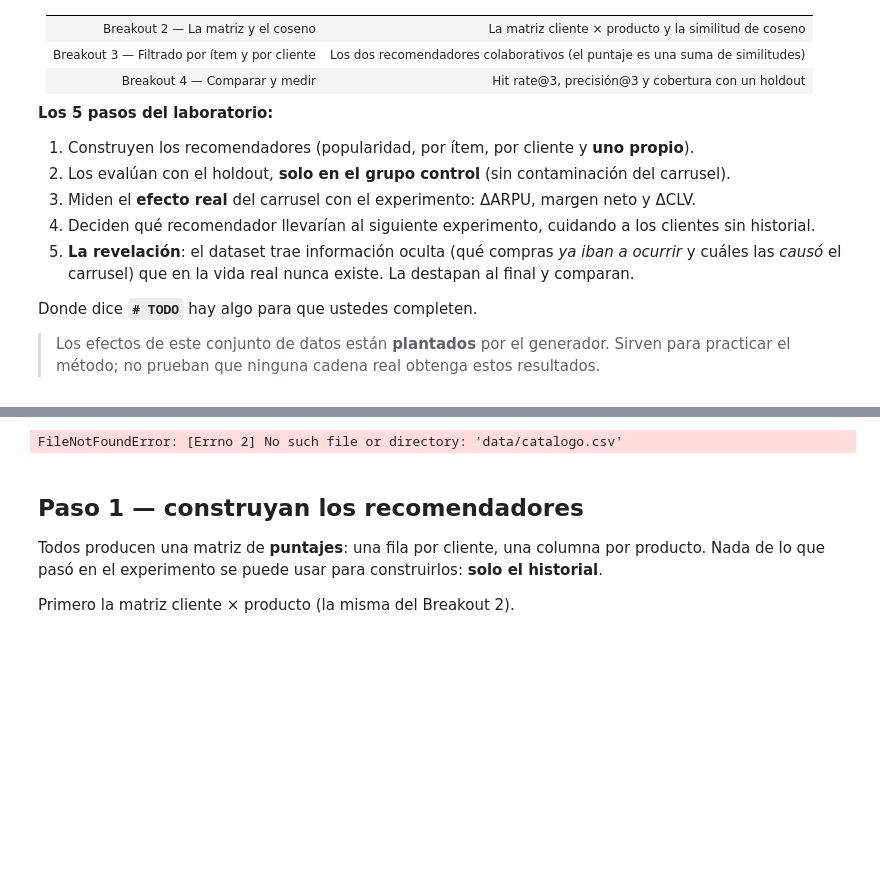
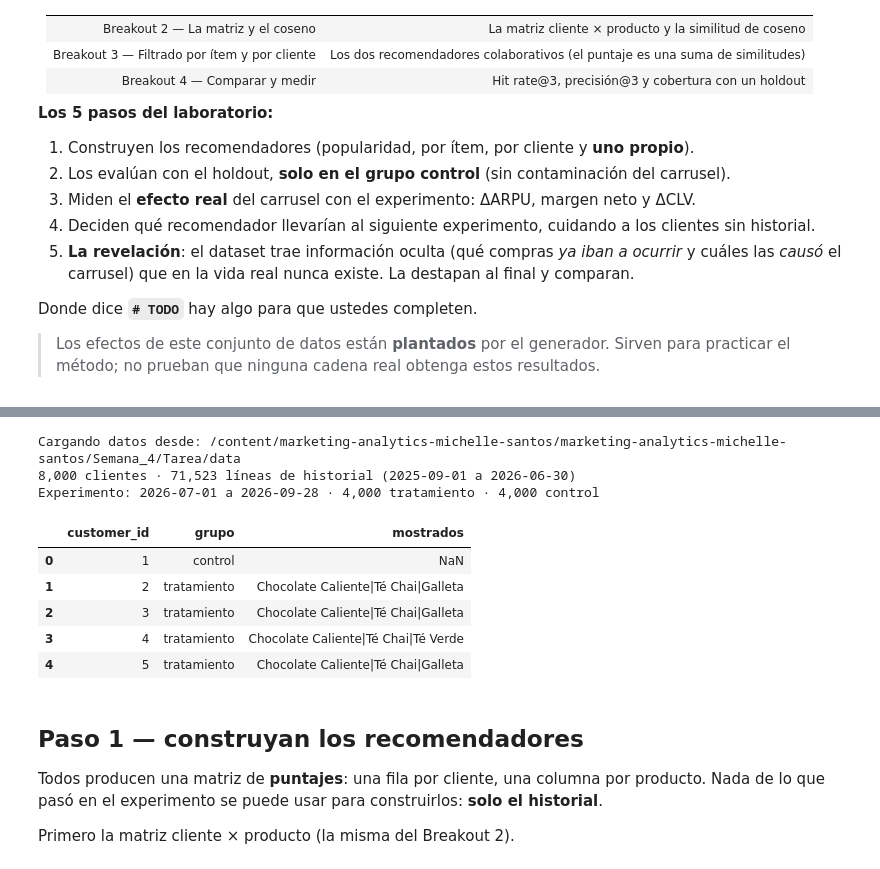
Before and after one commit to michellesarahi14/marketing-analytics-michelle-semana4, a Jupyter notebook: Semana_4/Tarea/laboratorio_recomendacion.ipynb, the cells around one changed output, grey strips where cells are left out. Cells and saved outputs as stored; diff of their text form; code cells hidden in the pictures; blank space fills up the shorter version.

```diff
--- a/Semana_4/Tarea/laboratorio_recomendacion.ipynb
+++ b/Semana_4/Tarea/laboratorio_recomendacion.ipynb
@@ -57,27 +68,44 @@ No se encontró en el repositorio
 # %%
 import warnings
 import numpy as np
 import pandas as pd
 import matplotlib.pyplot as plt
 from sklearn.metrics.pairwise import cosine_similarity
 from sklearn.decomposition import TruncatedSVD
+from pathlib import Path
 
 warnings.filterwarnings("ignore")
 VERDE, OSCURO, NARANJA, GRIS = "#00704A", "#11241C", "#C4512F", "#9A988E"
 plt.rcParams.update({"axes.spines.top": False, "axes.spines.right": False, "figure.dpi": 110})
 
-catalogo = pd.read_csv("data/catalogo.csv")
-hist = pd.read_csv("data/ordenes_historial.csv", parse_dates=["order_date"])
-hold = pd.read_csv("data/ordenes_holdout.csv", parse_dates=["order_date"])
-exp = pd.read_csv("data/experimento.csv")
-clientes = pd.read_csv("data/clientes.csv")
+# Buscamos de manera exacta cualquier carpeta que contenga catalogo.csv en todo el entorno
+candidatos = list(Path("/content").rglob("**/catalogo.csv"))
+if candidatos:
+    base_path = candidatos[0].parent
+else:
+    base_path = Path("Semana_4/data")
+
+print(f"Cargando datos desde: {base_path}")
+catalogo = pd.read_csv(base_path / "catalogo.csv")
+hist = pd.read_csv(base_path / "ordenes_historial.csv", parse_dates=["order_date"])
+hold = pd.read_csv(base_path / "ordenes_holdout.csv", parse_dates=["order_date"])
+exp = pd.read_csv(base_path / "experimento.csv")
+clientes = pd.read_csv(base_path / "clientes.csv")
 
 print(f"{len(clientes):,} clientes · {len(hist):,} líneas de historial ({hist['order_date'].min().date()} a {hist['order_date'].max().date()})")
 print(f"Experimento: {hold['order_date'].min().date()} a {hold['order_date'].max().date()} · "
       f"{(exp['grupo'] == 'tratamiento').sum():,} tratamiento · {(exp['grupo'] == 'control').sum():,} control")
 exp.head()
 # %% [output]
-FileNotFoundError: [Errno 2] No such file or directory: 'data/catalogo.csv'
+Cargando datos desde: /content/marketing-analytics-michelle-santos/marketing-analytics-michelle-santos/Semana_4/Tarea/data
+8,000 clientes · 71,523 líneas de historial (2025-09-01 a 2026-06-30)
+Experimento: 2026-07-01 a 2026-09-28 · 4,000 tratamiento · 4,000 control
+|  | customer_id | grupo | mostrados |
+| 0 | 1 | control | NaN |
+| 1 | 2 | tratamiento | Chocolate Caliente|Té Chai|Galleta |
+| 2 | 3 | tratamiento | Chocolate Caliente|Té Chai|Galleta |
+| 3 | 4 | tratamiento | Chocolate Caliente|Té Chai|Té Verde |
+| 4 | 5 | tratamiento | Chocolate Caliente|Té Chai|Galleta |
 # %% [markdown]
 ## Paso 1 — construyan los recomendadores
 
```
Also changed, not shown: parts of 3 cells of this notebook.
